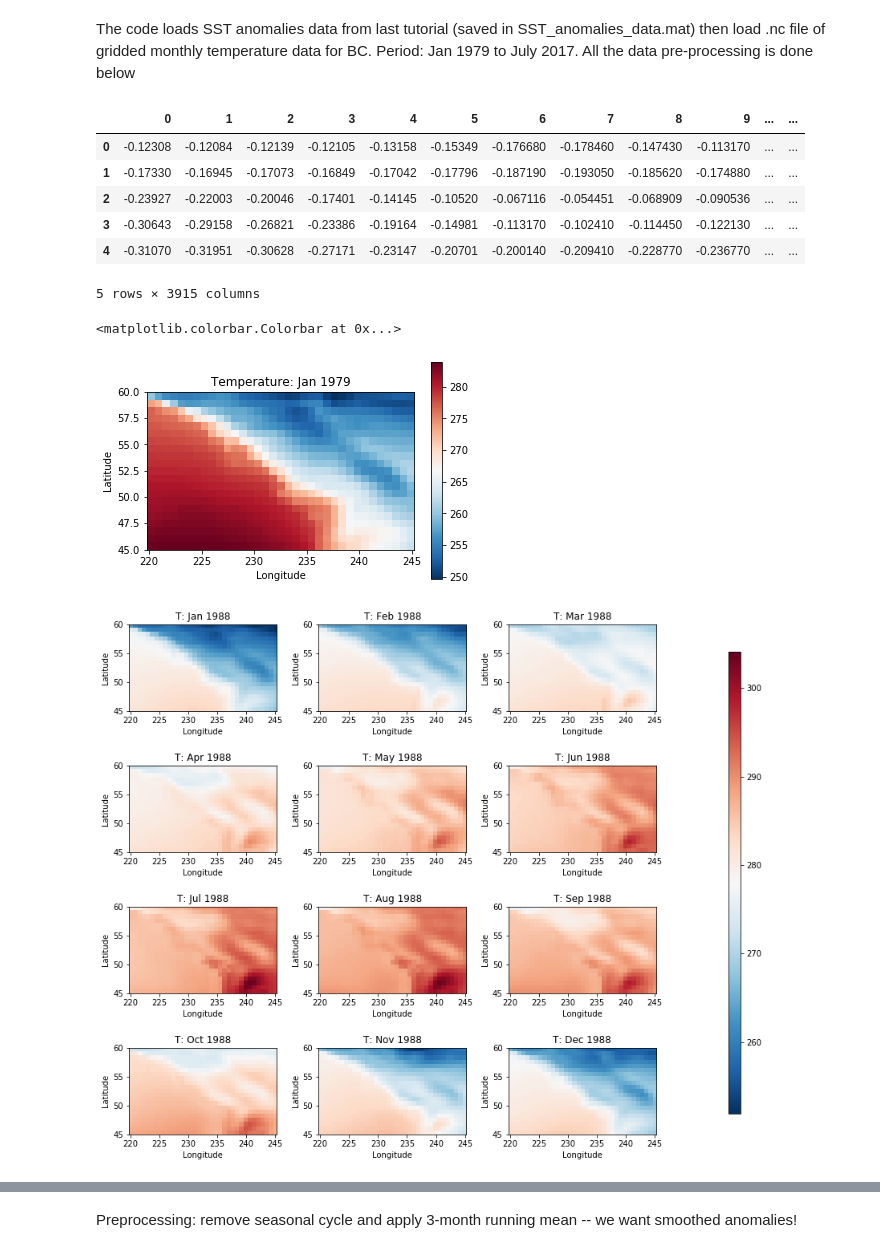
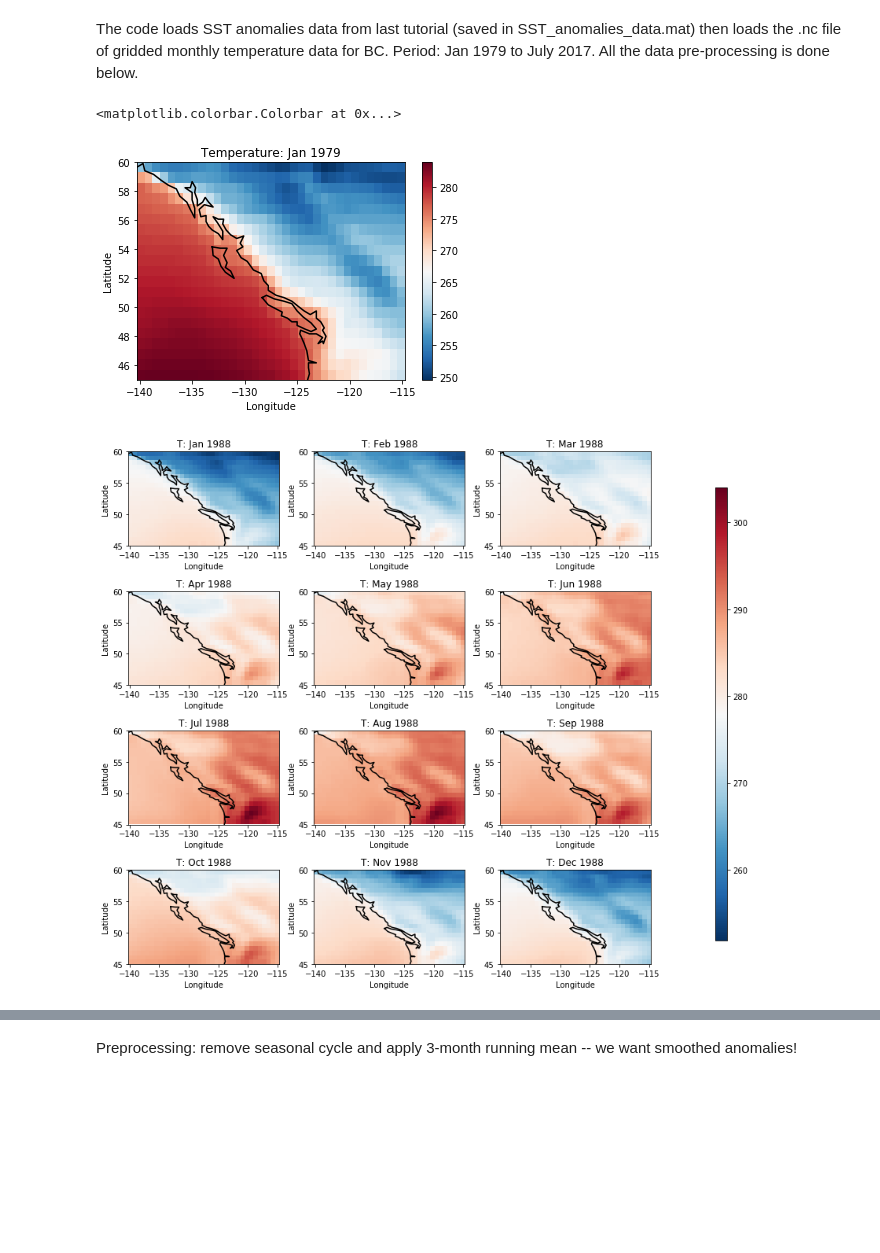
Before and after one commit to andersonsam/eosc_410, a Jupyter notebook: Lab5/Lab5_2019_SOLUTIONS.ipynb, the cells around one changed output, grey strips where cells are left out. Saved outputs shown, nothing was run; the diff lists cells and outputs as text; code cells hidden in the pictures; blank space fills up the shorter version.

```diff
--- a/Lab5/Lab5_2019_SOLUTIONS.ipynb
+++ b/Lab5/Lab5_2019_SOLUTIONS.ipynb
@@ -1,5 +1,5 @@
 # %% [markdown]
-The code loads SST anomalies data from last tutorial (saved in SST_anomalies_data.mat) then load .nc file of gridded monthly temperature data for BC.  Period: Jan 1979 to July 2017.  All the data pre-processing is done below
+The code loads SST anomalies data from last tutorial (saved in SST_anomalies_data.mat) then loads the .nc file of gridded monthly temperature data for BC.  Period: Jan 1979 to July 2017.  All the data pre-processing is done below.
 # %%
 #import required libraries
 import numpy as np
@@ -13,21 +13,20 @@ from sklearn.cross_decomposition import CCA
 dataSST = pd.read_csv('SST_anomalies_data.csv',header=None)
 months = ['Jan','Feb','Mar','Apr','May','Jun','Jul','Aug','Sep','Oct','Nov','Dec']
 dataSST.head()
+SST_extent=[-360+159.75,-360+260.25,-10.5,10.5] #these are just the known boundaries of the SST grid [lonmin,lonmax,latmin,latmax] for plotting
+
+
+#load coastline data
+coasts = pd.read_csv('coastline.csv',header=None)
+coastLat = coasts[0]
+coastLon = coasts[1]
-# %% [output]
-|  | 0 | 1 | 2 | 3 | 4 | 5 | 6 | 7 | 8 | 9 | ... | ... |
-| 0 | -0.12308 | -0.12084 | -0.12139 | -0.12105 | -0.13158 | -0.15349 | -0.176680 | -0.178460 | -0.147430 | -0.113170 | ... | ... |
-| 1 | -0.17330 | -0.16945 | -0.17073 | -0.16849 | -0.17042 | -0.17796 | -0.187190 | -0.193050 | -0.185620 | -0.174880 | ... | ... |
-| 2 | -0.23927 | -0.22003 | -0.20046 | -0.17401 | -0.14145 | -0.10520 | -0.067116 | -0.054451 | -0.068909 | -0.090536 | ... | ... |
-| 3 | -0.30643 | -0.29158 | -0.26821 | -0.23386 | -0.19164 | -0.14981 | -0.113170 | -0.102410 | -0.114450 | -0.122130 | ... | ... |
-| 4 | -0.31070 | -0.31951 | -0.30628 | -0.27171 | -0.23147 | -0.20701 | -0.200140 | -0.209410 | -0.228770 | -0.236770 | ... | ... |
-5 rows × 3915 columns
 # %%
 #open netcdf file of temperature over BC
 
 filename = 'T_monthly_Canada_1979_2017_ERA_Interim.nc'
 dataERA = Dataset(filename)
 
-lonERA = dataERA.variables['longitude'][:] #in degrees E
+lonERA = -360+dataERA.variables['longitude'][:] #in degrees E
 latERA = dataERA.variables['latitude'][:] #in degrees N
 timeERA = dataERA.variables['time'][:] #in hours since year 1900... not a great unit, but it's what ERA comes in
 T = dataERA.variables['t2m'] #in K
@@ -40,19 +39,22 @@ for ii in range(np.shape(T)[0]):
 # %%
 #plot temp over whole domain Jan 1979
 
 lonERAmin = np.min(lonERA)
 lonERAmax = np.max(lonERA)
 latERAmin = np.min(latERA)
 latERAmax = np.max(latERA)
 T_extent = [lonERAmin,lonERAmax,latERAmin,latERAmax]
-plt.imshow(np.asarray(np.squeeze(T[0,:,:])), extent=T_extent,cmap = 'RdBu_r')
+plt.imshow(np.asarray(np.squeeze(T[0,:,:])), extent=T_extent,cmap = 'RdBu_r',aspect='auto')
+plt.plot(coastLon,coastLat,c='k')
+plt.xlim(T_extent[:2])
+plt.ylim(T_extent[2:])
 plt.xlabel('Longitude')
 plt.ylabel('Latitude')
 plt.title('Temperature: Jan 1979')
 plt.colorbar()
 # %% [output]
 <matplotlib.colorbar.Colorbar at 0x...>
-[figure, old version]
+[figure, new version]
 # %%
 #plot temp for each month in 1988, since this year had a strong La Nina event
 
@@ -64,18 +66,21 @@ fig,axes = plt.subplots(nrows=4, ncols=3, figsize=(10, 10))
 month = 0
 for ax in axes.flat:
     #ax.set_axis_off()
-    im = ax.imshow(np.asarray(np.squeeze(T[12*9+month,:,:])), extent=T_extent,cmap = 'RdBu_r',vmin=vmin,vmax=vmax)
+    im = ax.imshow(np.asarray(np.squeeze(T[12*9+month,:,:])), extent=T_extent,cmap = 'RdBu_r',vmin=vmin,vmax=vmax,aspect='auto')
+    ax.plot(coastLon,coastLat,c='k')
+    ax.set_xlim(T_extent[:2])
+    ax.set_ylim(T_extent[2:])
     ax.set_xlabel('Longitude')
     ax.set_ylabel('Latitude')
     ax.set_title('T: ' + months[month] +' 1988')
     #plt.colorbar()
-    plt.tight_layout()
     month+=1
 
+plt.tight_layout()
 cb_ax = fig.add_axes([1.1, 0.1, 0.02, 0.8])
 cbar = fig.colorbar(im, cax=cb_ax)
 # %% [output]
-[figure, old version]
+[figure, new version]
 # %%
 #plot temp for each month in 1997, since this year had a strong El Nino event
 
```
Also changed, not shown: parts of 13 cells of this notebook.
